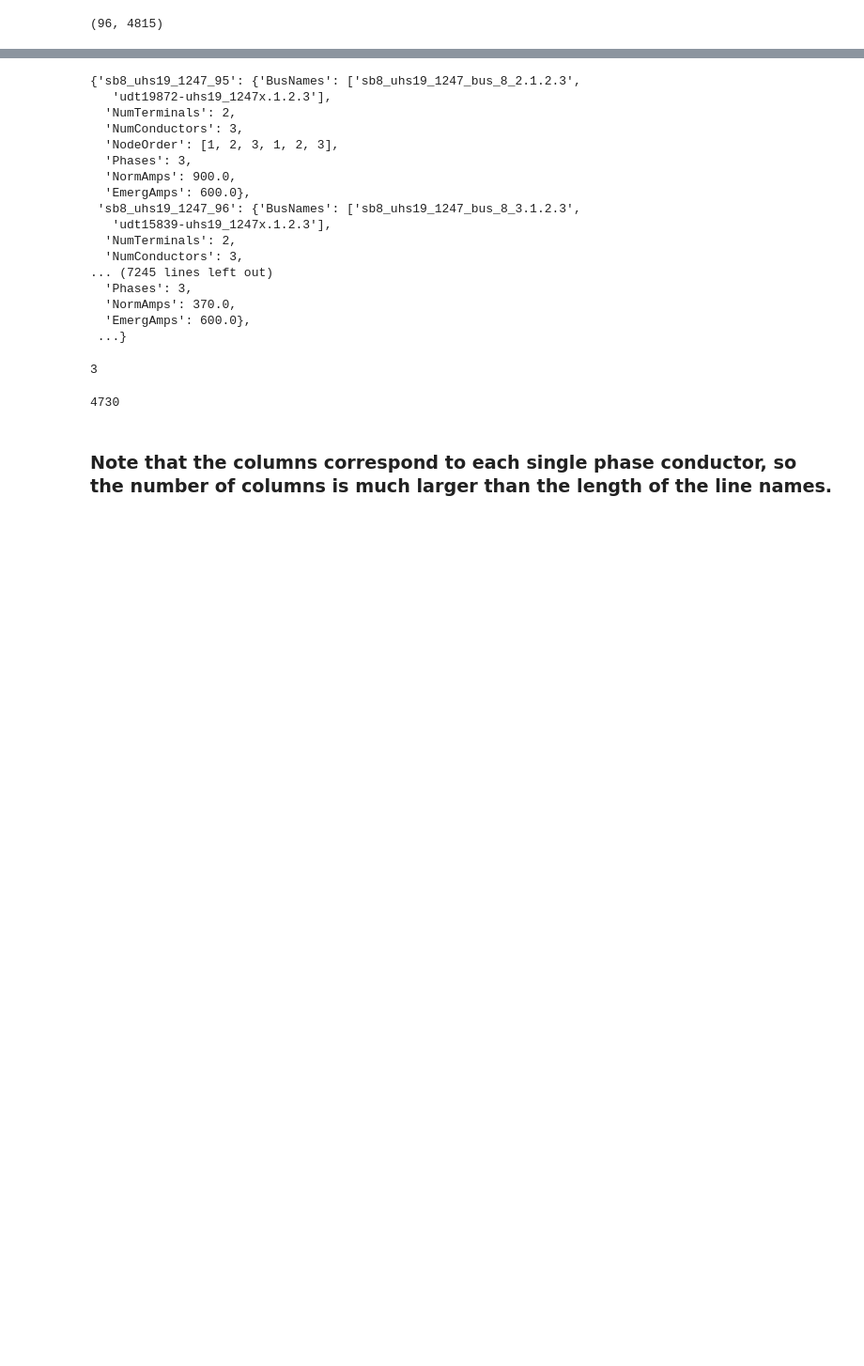
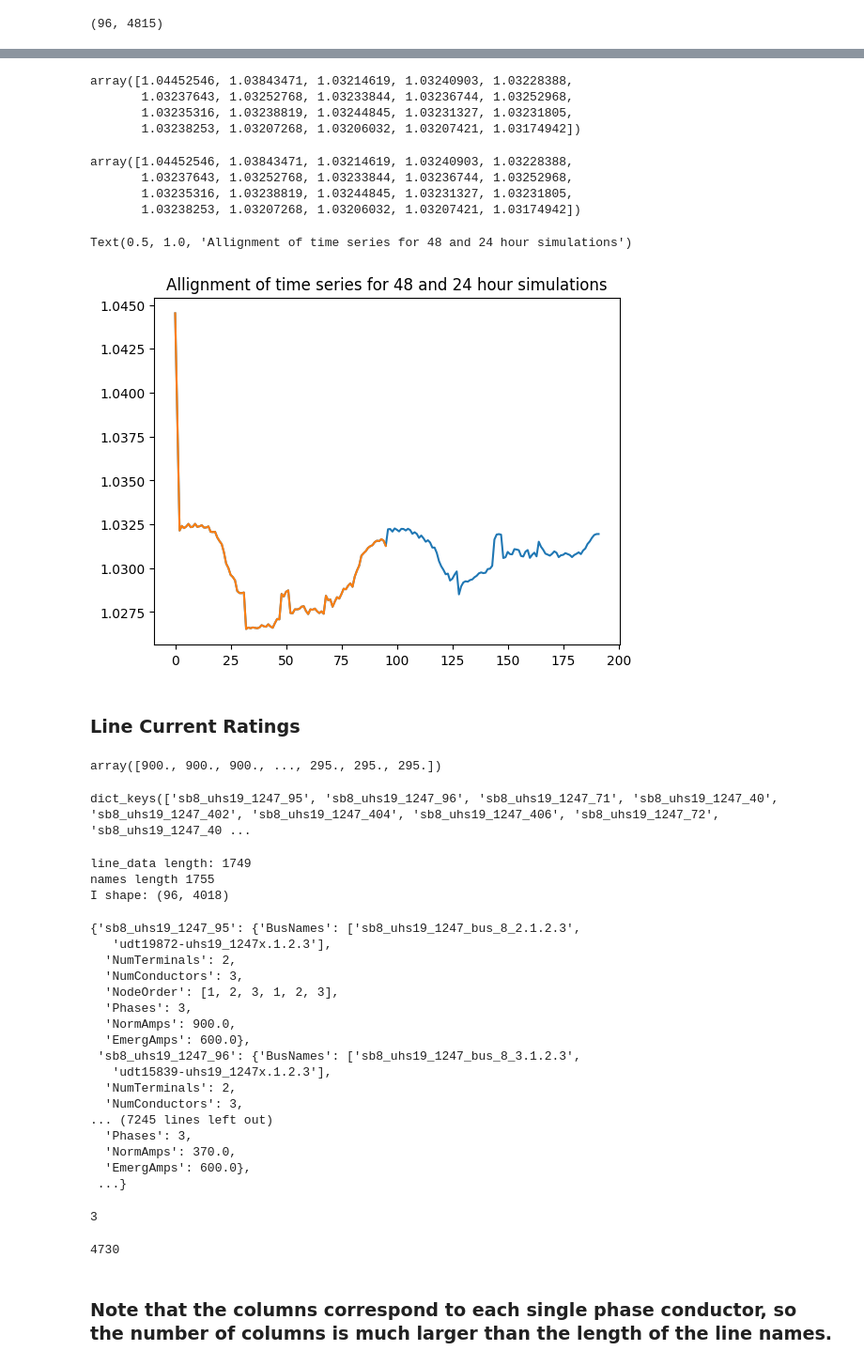
Before and after one commit to samtalki/yadi, a Jupyter notebook: notebooks/currents_example.ipynb, the cells around one changed output, grey strips where cells are left out. Shown at 94% size. Drawn from its saved outputs; the diff is of its cells as text; code cells hidden in the pictures; blank space fills up the shorter version.

```diff
--- a/notebooks/currents_example.ipynb
+++ b/notebooks/currents_example.ipynb
@@ -108,0 +98,24 @@ Text(0.5, 1.0, 'Controlmode=time, timestep=15m, simulation_steps=24*4')
+# %%
+qsts_24hr = dss_qsts.DSS_Timeseries(
+    redirects=cktfile,
+    time_step="15m",
+    simulation_steps=24*4,
+    simulation_mode="duty",
+    simulation_controlmode='static',
+    precompile=False
+)
+qsts_24hr.compile_dss()
+qsts_24hr.run()
+V_24hr = qsts_24hr.vmags_pu_mvts
+
+qsts_48hr = dss_qsts.DSS_Timeseries(
+    redirects=cktfile,
+    time_step="15m",
+    simulation_steps=48*4,
+    simulation_mode="duty",
+    simulation_controlmode='static',
+    precompile=False
+)
+qsts_48hr.compile_dss()
+qsts_48hr.run()
+V_48hr = qsts_48hr.vmags_pu_mvts
@@ -109,3 +133,44 @@ Text(0.5, 1.0, 'Controlmode=time, timestep=15m, simulation_steps=24*4')
+# %%
+V_48hr[0:20,3]
+# %% [output]
+array([1.04452546, 1.03843471, 1.03214619, 1.03240903, 1.03228388,
+       1.03237643, 1.03252768, 1.03233844, 1.03236744, 1.03252968,
+       1.03235316, 1.03238819, 1.03244845, 1.03231327, 1.03231805,
+       1.03238253, 1.03207268, 1.03206032, 1.03207421, 1.03174942])
+# %%
+V_24hr[0:20,3]
+# %% [output]
+array([1.04452546, 1.03843471, 1.03214619, 1.03240903, 1.03228388,
+       1.03237643, 1.03252768, 1.03233844, 1.03236744, 1.03252968,
+       1.03235316, 1.03238819, 1.03244845, 1.03231327, 1.03231805,
+       1.03238253, 1.03207268, 1.03206032, 1.03207421, 1.03174942])
+# %%
+import matplotlib.pyplot as plt
+plt.plot(V_48hr[:,3])
+plt.plot(V_24hr[:,3])
+plt.title("Allignment of time series for 48 and 24 hour simulations")
+# %% [output]
+Text(0.5, 1.0, 'Allignment of time series for 48 and 24 hour simulations')
+[figure, added]
+# %% [markdown]
+### Line Current Ratings
+# %%
+ratings
+# %% [output]
+array([900., 900., 900., ..., 295., 295., 295.])
+# %%
+line_data = qsts.get_line_data()
+line_data.keys()
+# %% [output]
+dict_keys(['sb8_uhs19_1247_95', 'sb8_uhs19_1247_96', 'sb8_uhs19_1247_71', 'sb8_uhs19_1247_40', 'sb8_uhs19_1247_402', 'sb8_uhs19_1247_404', 'sb8_uhs19_1247_406', 'sb8_uhs19_1247_72', 'sb8_uhs19_1247_40 ...
+# %%
+print('line_data length:',len(qsts.get_line_data()))
+print('names length',len(dss.Lines.AllNames()))
+print('I shape:',I_lines.shape)
+# %% [output]
+line_data length: 1749
+names length 1755
+I shape: (96, 4018)
 # %%
 #Show line data
 line_data = qsts.get_line_data()
```
Also changed, not shown: parts of 12 cells of this notebook, 1 other file.
